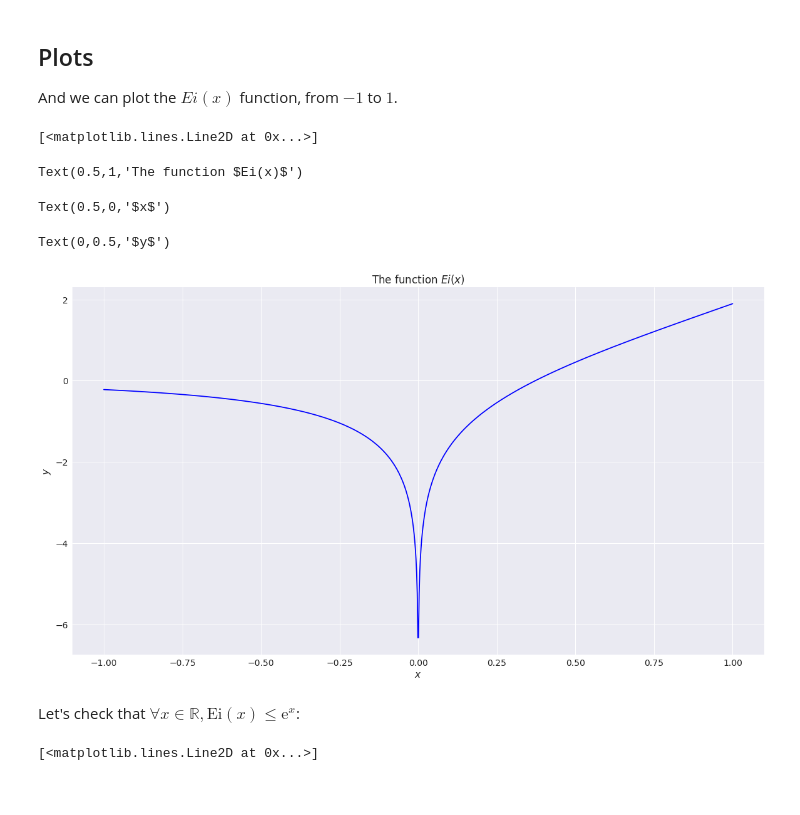
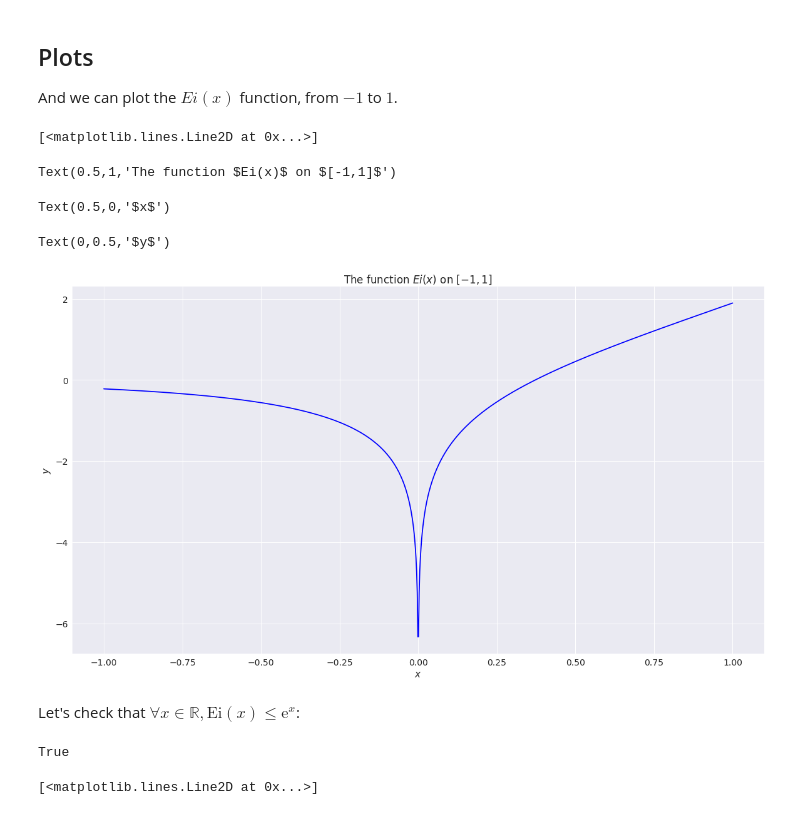
Before and after one commit to Naereen/notebooks, a Jupyter notebook: Exponential_Integral_Python.ipynb, the cells around one changed output. Drawn from its saved outputs; the diff is of its cells as text; code cells hidden in the pictures.

```diff
--- a/Exponential_Integral_Python.ipynb
+++ b/Exponential_Integral_Python.ipynb
@@ -31,8 +31,10 @@ from scipy.integrate import quad  # need only 1 function
 First definition is the simplest:
 # %%
 @np.vectorize
-def Ei(x, minfloat=1e-6, maxfloat=1000):
+def Ei(x, minfloat=1e-7, maxfloat=10000):
     """Ei integral function."""
+    minfloat = min(np.abs(x), minfloat)
+    maxfloat = max(np.abs(x), maxfloat)
     def f(t):
         return np.exp(t) / t
     if x > 0:
@@ -106,18 +204,22 @@ The approximate solution to Ei(x)=0 is x0 = 0.37250792410018785 (for which Ei(x)
 And we can plot the $Ei(x)$ function, from $-1$ to $1$.
 # %%
 plt.plot(X, Y, 'b')
-plt.title("The function $Ei(x)$")
+plt.title("The function $Ei(x)$ on $[-1,1]$")
 plt.xlabel("$x$")
 plt.ylabel("$y$")
 plt.show()
 # %% [output]
 [<matplotlib.lines.Line2D at 0x...>]
-Text(0.5,1,'The function $Ei(x)$')
+Text(0.5,1,'The function $Ei(x)$ on $[-1,1]$')
 Text(0.5,0,'$x$')
 Text(0,0.5,'$y$')
-[figure, old version]
+[figure, new version]
 # %% [markdown]
 Let's check that $\forall x\in\mathbb{R}, \mathrm{Ei}(x) \leq \mathrm{e}^x$:
+# %%
+np.alltrue(Y <= np.exp(X))
+# %% [output]
+True
 # %%
 plt.plot(X, Y, 'b')
 plt.plot(X, np.exp(X), 'r--')
```
Also changed, not shown: parts of 24 cells of this notebook, 1 other file.
